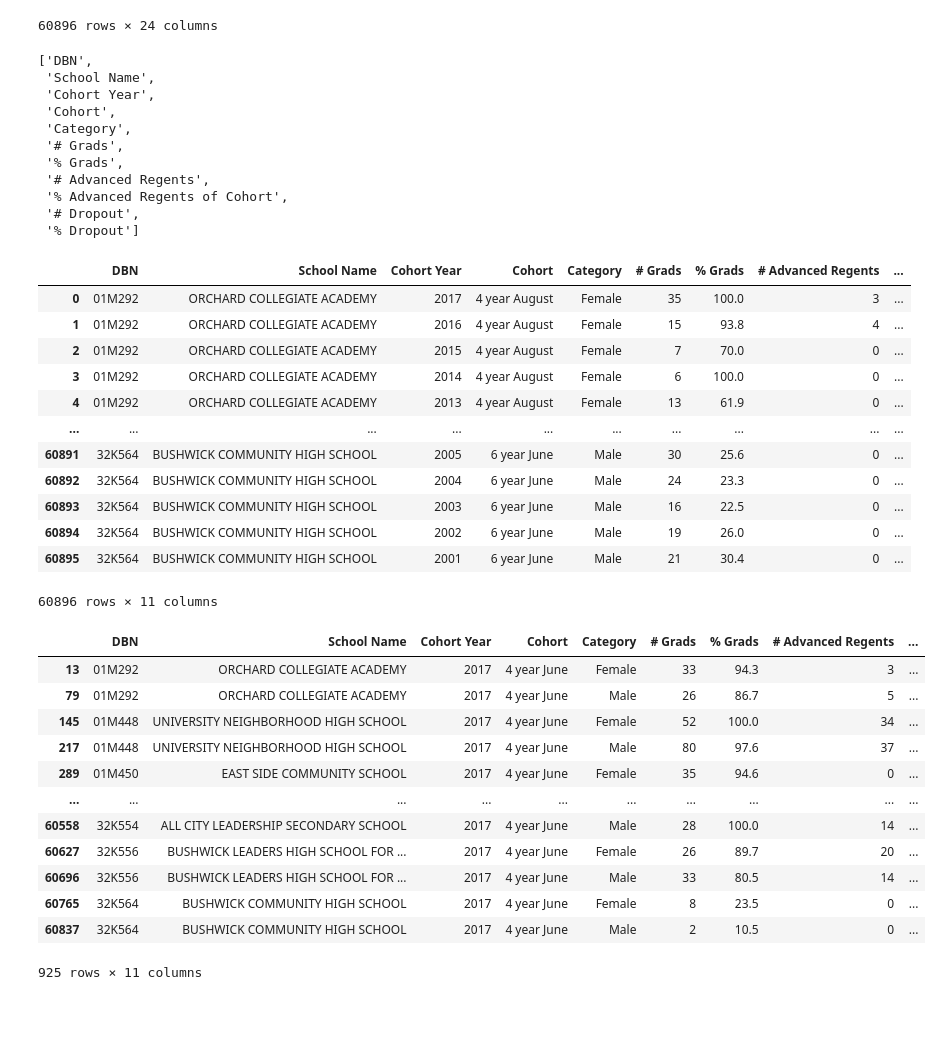
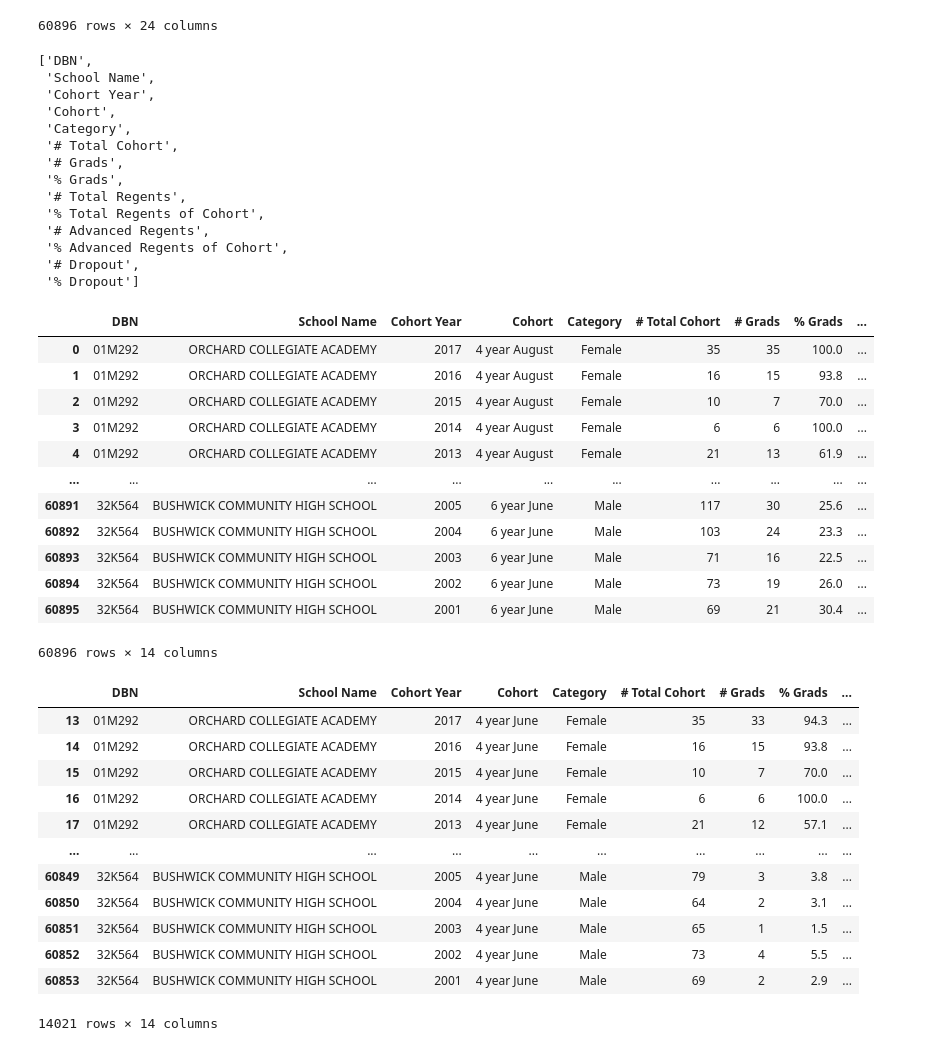
Before and after one commit to es2681/group_project, a Jupyter notebook: Transformed Data Tables/Gender.ipynb, the cells around one changed output. Saved outputs shown, nothing was run; the diff lists cells and outputs as text; code cells hidden in the pictures; blank space fills up the shorter version.

```diff
--- a/Transformed Data Tables/Gender.ipynb
+++ b/Transformed Data Tables/Gender.ipynb
@@ -18,7 +18,7 @@ df
 | 60895 | 32K564 | BUSHWICK COMMUNITY HIGH SCHOOL | Male | 2001 | 6 year June | 69 | 21 | 30.4 | ... |
 60896 rows × 24 columns
 # %%
-column_list = ['DBN', 'School Name', 'Cohort Year', 'Cohort', 'Category', '# Grads', '% Grads', '# Advanced Regents', '% Advanced Regents of Cohort', '# Dropout', '% Dropout']
+column_list = ['DBN', 'School Name', 'Cohort Year', 'Cohort', 'Category', '# Total Cohort', '# Grads', '% Grads', '# Total Regents', '% Total Regents of Cohort', '# Advanced Regents', '% Advanced Regents of Cohort', '# Dropout', '% Dropout']
 column_list
 # %% [output]
 ['DBN',
@@ -26,8 +26,11 @@ column_list
  'Cohort Year',
  'Cohort',
  'Category',
+ '# Total Cohort',
  '# Grads',
  '% Grads',
+ '# Total Regents',
+ '% Total Regents of Cohort',
  '# Advanced Regents',
  '% Advanced Regents of Cohort',
  '# Dropout',
@@ -36,34 +39,34 @@ column_list
 df1 = df[column_list].copy()
 df1
 # %% [output]
-|  | DBN | School Name | Cohort Year | Cohort | Category | # Grads | % Grads | # Advanced Regents | ... |
-| 0 | 01M292 | ORCHARD COLLEGIATE ACADEMY | 2017 | 4 year August | Female | 35 | 100.0 | 3 | ... |
-| 1 | 01M292 | ORCHARD COLLEGIATE ACADEMY | 2016 | 4 year August | Female | 15 | 93.8 | 4 | ... |
-| 2 | 01M292 | ORCHARD COLLEGIATE ACADEMY | 2015 | 4 year August | Female | 7 | 70.0 | 0 | ... |
-| 3 | 01M292 | ORCHARD COLLEGIATE ACADEMY | 2014 | 4 year August | Female | 6 | 100.0 | 0 | ... |
-| 4 | 01M292 | ORCHARD COLLEGIATE ACADEMY | 2013 | 4 year August | Female | 13 | 61.9 | 0 | ... |
+|  | DBN | School Name | Cohort Year | Cohort | Category | # Total Cohort | # Grads | % Grads | ... |
+| 0 | 01M292 | ORCHARD COLLEGIATE ACADEMY | 2017 | 4 year August | Female | 35 | 35 | 100.0 | ... |
+| 1 | 01M292 | ORCHARD COLLEGIATE ACADEMY | 2016 | 4 year August | Female | 16 | 15 | 93.8 | ... |
+| 2 | 01M292 | ORCHARD COLLEGIATE ACADEMY | 2015 | 4 year August | Female | 10 | 7 | 70.0 | ... |
+| 3 | 01M292 | ORCHARD COLLEGIATE ACADEMY | 2014 | 4 year August | Female | 6 | 6 | 100.0 | ... |
+| 4 | 01M292 | ORCHARD COLLEGIATE ACADEMY | 2013 | 4 year August | Female | 21 | 13 | 61.9 | ... |
 | ... | ... | ... | ... | ... | ... | ... | ... | ... | ... |
-| 60891 | 32K564 | BUSHWICK COMMUNITY HIGH SCHOOL | 2005 | 6 year June | Male | 30 | 25.6 | 0 | ... |
-| 60892 | 32K564 | BUSHWICK COMMUNITY HIGH SCHOOL | 2004 | 6 year June | Male | 24 | 23.3 | 0 | ... |
-| 60893 | 32K564 | BUSHWICK COMMUNITY HIGH SCHOOL | 2003 | 6 year June | Male | 16 | 22.5 | 0 | ... |
-| 60894 | 32K564 | BUSHWICK COMMUNITY HIGH SCHOOL | 2002 | 6 year June | Male | 19 | 26.0 | 0 | ... |
-| 60895 | 32K564 | BUSHWICK COMMUNITY HIGH SCHOOL | 2001 | 6 year June | Male | 21 | 30.4 | 0 | ... |
+| 60891 | 32K564 | BUSHWICK COMMUNITY HIGH SCHOOL | 2005 | 6 year June | Male | 117 | 30 | 25.6 | ... |
+| 60892 | 32K564 | BUSHWICK COMMUNITY HIGH SCHOOL | 2004 | 6 year June | Male | 103 | 24 | 23.3 | ... |
+| 60893 | 32K564 | BUSHWICK COMMUNITY HIGH SCHOOL | 2003 | 6 year June | Male | 71 | 16 | 22.5 | ... |
+| 60894 | 32K564 | BUSHWICK COMMUNITY HIGH SCHOOL | 2002 | 6 year June | Male | 73 | 19 | 26.0 | ... |
+| 60895 | 32K564 | BUSHWICK COMMUNITY HIGH SCHOOL | 2001 | 6 year June | Male | 69 | 21 | 30.4 | ... |
-60896 rows × 11 columns
+60896 rows × 14 columns
 # %%
-df2 = df1.loc[(df1['Cohort'] == '4 year June') & (df1['Cohort Year'] == 2017)]
+df2 = df1.loc[df1['Cohort'] == '4 year June']
 df2
 # %% [output]
-|  | DBN | School Name | Cohort Year | Cohort | Category | # Grads | % Grads | # Advanced Regents | ... |
-| 13 | 01M292 | ORCHARD COLLEGIATE ACADEMY | 2017 | 4 year June | Female | 33 | 94.3 | 3 | ... |
-| 79 | 01M292 | ORCHARD COLLEGIATE ACADEMY | 2017 | 4 year June | Male | 26 | 86.7 | 5 | ... |
-| 145 | 01M448 | UNIVERSITY NEIGHBORHOOD HIGH SCHOOL | 2017 | 4 year June | Female | 52 | 100.0 | 34 | ... |
-| 217 | 01M448 | UNIVERSITY NEIGHBORHOOD HIGH SCHOOL | 2017 | 4 year June | Male | 80 | 97.6 | 37 | ... |
-| 289 | 01M450 | EAST SIDE COMMUNITY SCHOOL | 2017 | 4 year June | Female | 35 | 94.6 | 0 | ... |
+|  | DBN | School Name | Cohort Year | Cohort | Category | # Total Cohort | # Grads | % Grads | ... |
+| 13 | 01M292 | ORCHARD COLLEGIATE ACADEMY | 2017 | 4 year June | Female | 35 | 33 | 94.3 | ... |
+| 14 | 01M292 | ORCHARD COLLEGIATE ACADEMY | 2016 | 4 year June | Female | 16 | 15 | 93.8 | ... |
+| 15 | 01M292 | ORCHARD COLLEGIATE ACADEMY | 2015 | 4 year June | Female | 10 | 7 | 70.0 | ... |
+| 16 | 01M292 | ORCHARD COLLEGIATE ACADEMY | 2014 | 4 year June | Female | 6 | 6 | 100.0 | ... |
+| 17 | 01M292 | ORCHARD COLLEGIATE ACADEMY | 2013 | 4 year June | Female | 21 | 12 | 57.1 | ... |
 | ... | ... | ... | ... | ... | ... | ... | ... | ... | ... |
-| 60558 | 32K554 | ALL CITY LEADERSHIP SECONDARY SCHOOL | 2017 | 4 year June | Male | 28 | 100.0 | 14 | ... |
-| 60627 | 32K556 | BUSHWICK LEADERS HIGH SCHOOL FOR ... | 2017 | 4 year June | Female | 26 | 89.7 | 20 | ... |
-| 60696 | 32K556 | BUSHWICK LEADERS HIGH SCHOOL FOR ... | 2017 | 4 year June | Male | 33 | 80.5 | 14 | ... |
-| 60765 | 32K564 | BUSHWICK COMMUNITY HIGH SCHOOL | 2017 | 4 year June | Female | 8 | 23.5 | 0 | ... |
-| 60837 | 32K564 | BUSHWICK COMMUNITY HIGH SCHOOL | 2017 | 4 year June | Male | 2 | 10.5 | 0 | ... |
+| 60849 | 32K564 | BUSHWICK COMMUNITY HIGH SCHOOL | 2005 | 4 year June | Male | 79 | 3 | 3.8 | ... |
+| 60850 | 32K564 | BUSHWICK COMMUNITY HIGH SCHOOL | 2004 | 4 year June | Male | 64 | 2 | 3.1 | ... |
+| 60851 | 32K564 | BUSHWICK COMMUNITY HIGH SCHOOL | 2003 | 4 year June | Male | 65 | 1 | 1.5 | ... |
+| 60852 | 32K564 | BUSHWICK COMMUNITY HIGH SCHOOL | 2002 | 4 year June | Male | 73 | 4 | 5.5 | ... |
+| 60853 | 32K564 | BUSHWICK COMMUNITY HIGH SCHOOL | 2001 | 4 year June | Male | 69 | 2 | 2.9 | ... |
-925 rows × 11 columns
+14021 rows × 14 columns
 # %%
```
Also changed, not shown: parts of 4 cells of this notebook, 4 other files.
